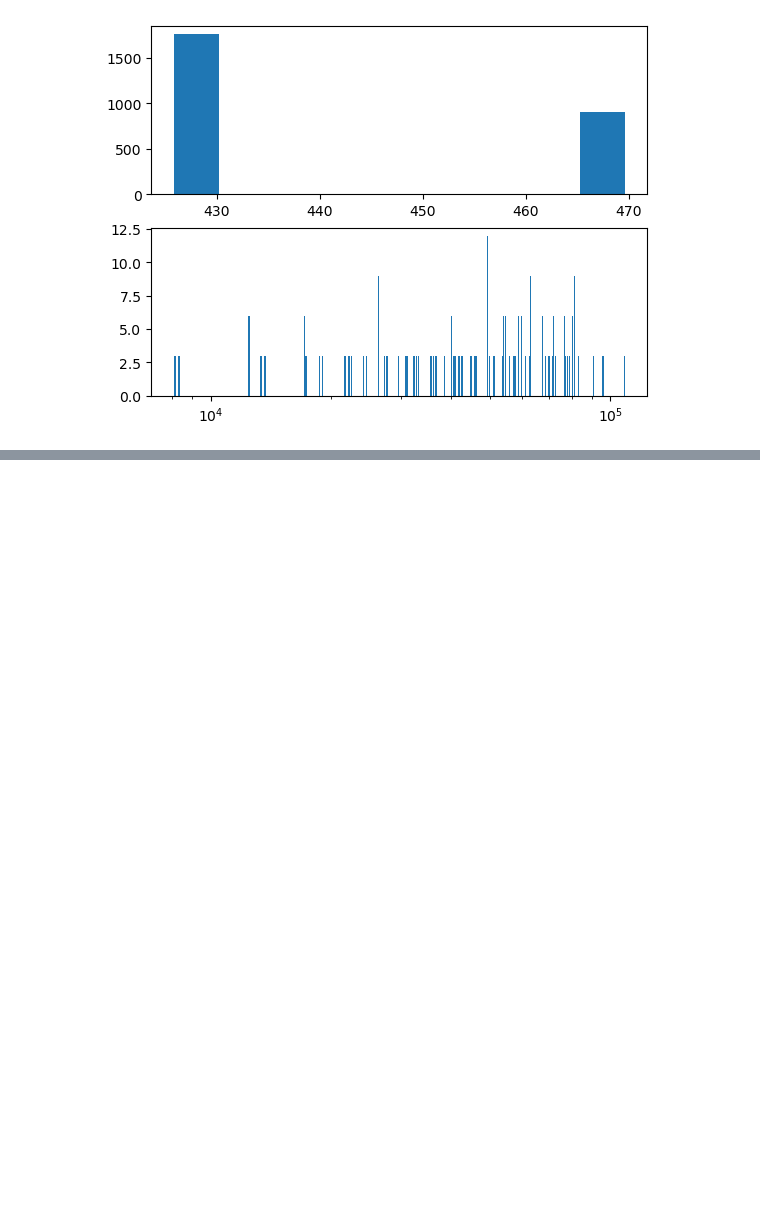
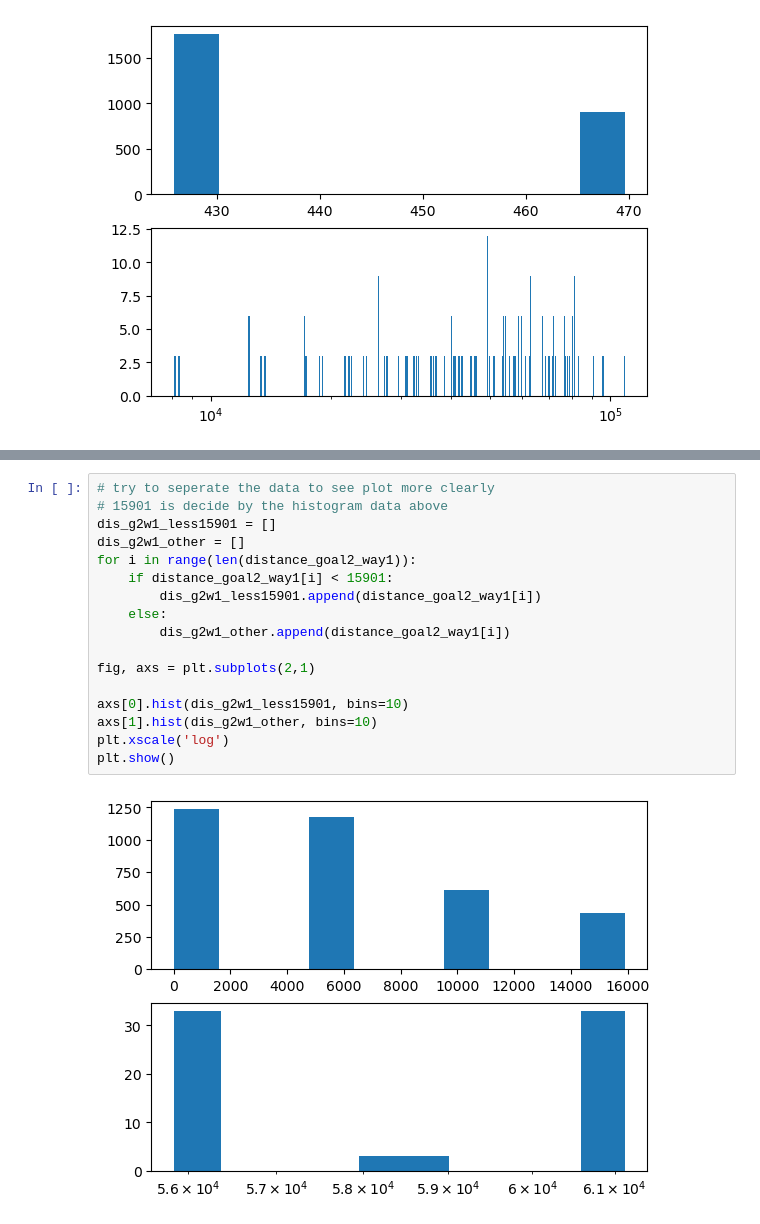
Before and after one commit to ReChen33/QuReseach, a Jupyter notebook: code/wafer/TestWafer.ipynb, the cells around one changed output, grey strips where cells are left out. Drawn from its saved outputs; the diff is of its cells as text; blank space fills up the shorter version.

```diff
--- a/code/wafer/TestWafer.ipynb
+++ b/code/wafer/TestWafer.ipynb
@@ -333,0 +389,19 @@ plt.plot(pad_x_re,pad_y_re, 'ro-')
+# %%
+# try to seperate the data to see plot more clearly
+# 15901 is decide by the histogram data above
+dis_g2w1_less15901 = []
+dis_g2w1_other = []
+for i in range(len(distance_goal2_way1)):
+    if distance_goal2_way1[i] < 15901:
+        dis_g2w1_less15901.append(distance_goal2_way1[i])
+    else:
+        dis_g2w1_other.append(distance_goal2_way1[i])
+
+fig, axs = plt.subplots(2,1)
+
+axs[0].hist(dis_g2w1_less15901, bins=10)
+axs[1].hist(dis_g2w1_other, bins=10)
+plt.xscale('log')
+plt.show()
+# %% [output]
+[figure, added]
```
Also changed, not shown: parts of 7 cells of this notebook, 14 other files.
